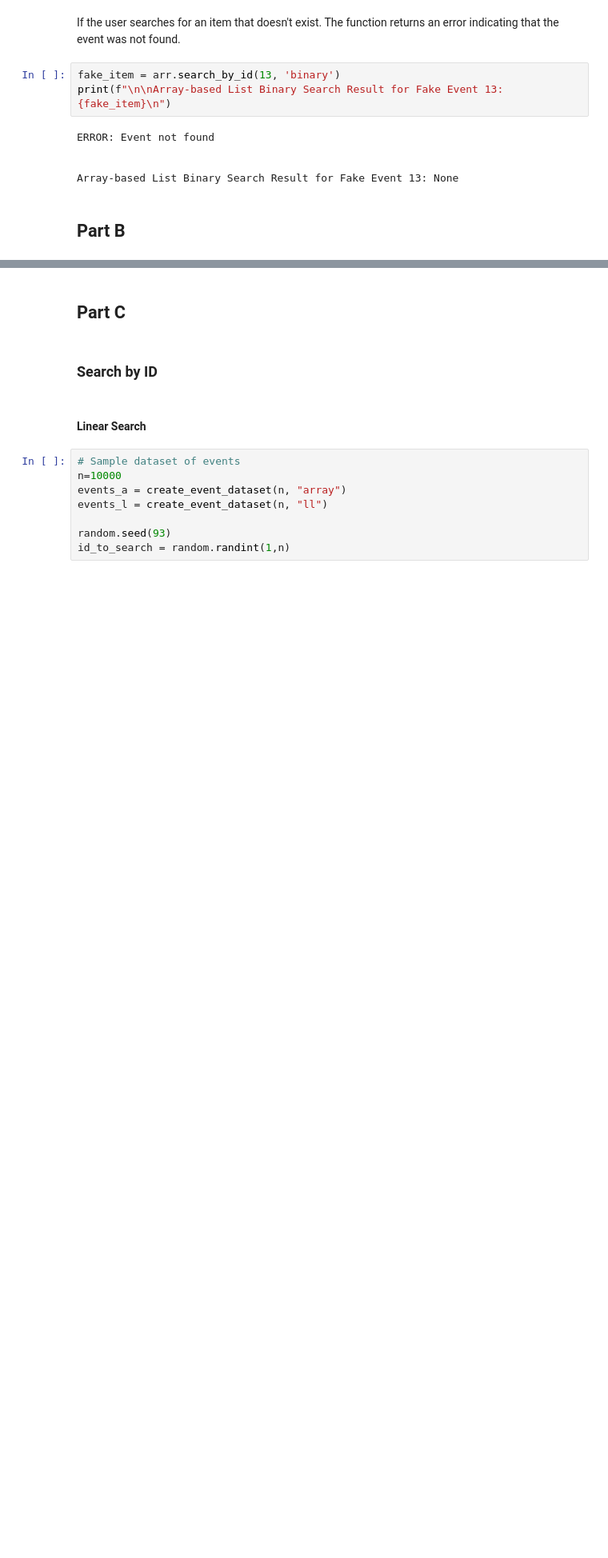
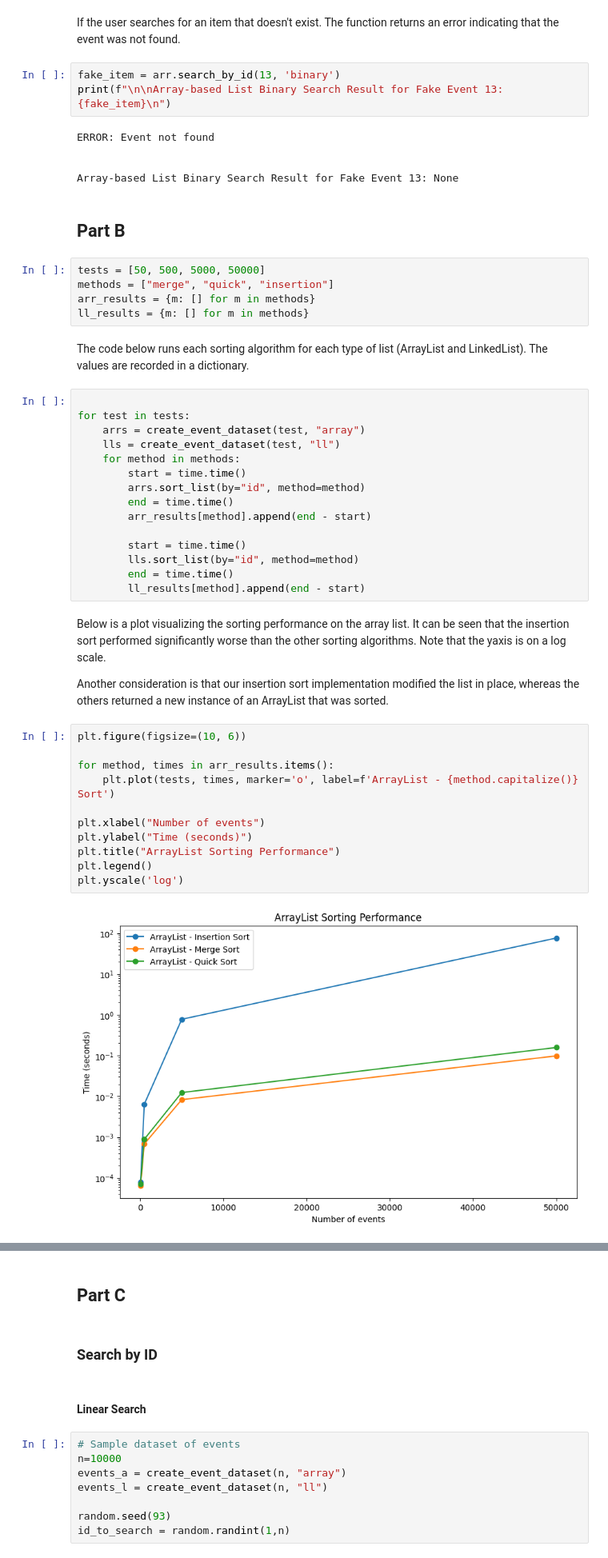
Before and after one commit to Wesley-Allen-01/DTSC5501-EventScheduler, a Jupyter notebook: GP11_Allen_Teetsel_Pulaglla_Cheemalapati copy.ipynb, the cells around one changed output, grey strips where cells are left out. Shown: that part at 80% size. Drawn from its saved outputs; the diff is of its cells as text; blank space fills up the shorter version.

```diff
--- a/GP11_Allen_Teetsel_Pulaglla_Cheemalapati copy.ipynb
+++ b/GP11_Allen_Teetsel_Pulaglla_Cheemalapati copy.ipynb
@@ -152,3 +154,42 @@ ERROR: Event not found
 Array-based List Binary Search Result for Fake Event 13: None
 # %% [markdown]
 ## Part B
+# %%
+tests = [50, 500, 5000, 50000]
+methods = ["merge", "quick", "insertion"]
+arr_results = {m: [] for m in methods}
+ll_results = {m: [] for m in methods}
+# %% [markdown]
+The code below runs each sorting algorithm for each type of list (ArrayList and LinkedList). The values are recorded in a dictionary.
+# %%
+
+for test in tests:
+    arrs = create_event_dataset(test, "array")
+    lls = create_event_dataset(test, "ll")
+    for method in methods:
+        start = time.time()
+        arrs.sort_list(by="id", method=method)
+        end = time.time()
+        arr_results[method].append(end - start)
+
+        start = time.time()
+        lls.sort_list(by="id", method=method)
+        end = time.time()
+        ll_results[method].append(end - start)
+# %% [markdown]
+Below is a plot visualizing the sorting performance on the array list. It can be seen that the insertion sort performed significantly worse than the other sorting algorithms. Note that the yaxis is on a log scale.
+
+Another consideration is that our insertion sort implementation modified the list in place, whereas the others returned a new instance of an ArrayList that was sorted.
+# %%
+plt.figure(figsize=(10, 6))
+
+for method, times in arr_results.items():
+    plt.plot(tests, times, marker='o', label=f'ArrayList - {method.capitalize()} Sort')
+
+plt.xlabel("Number of events")
+plt.ylabel("Time (seconds)")
+plt.title("ArrayList Sorting Performance")
+plt.legend()
+plt.yscale('log')
+# %% [output]
+[figure, added]
```
Also changed, not shown: parts of 6 cells of this notebook, 2 other files.
